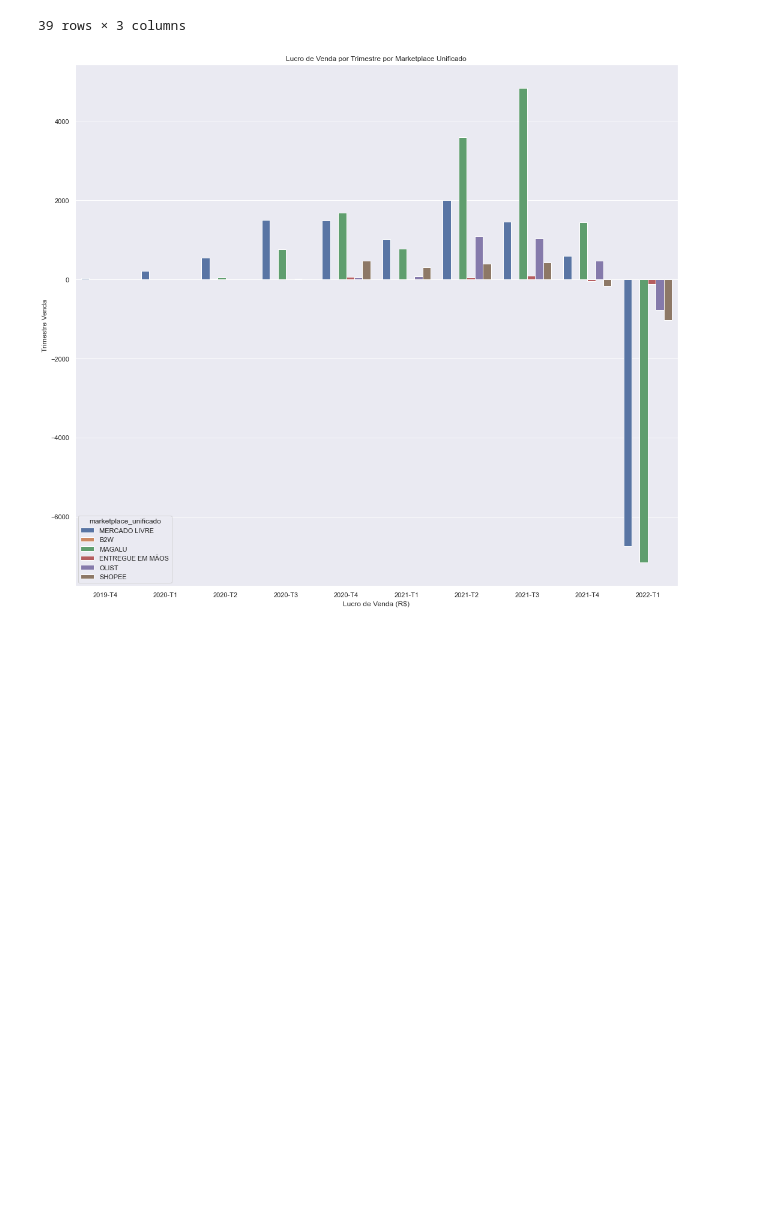
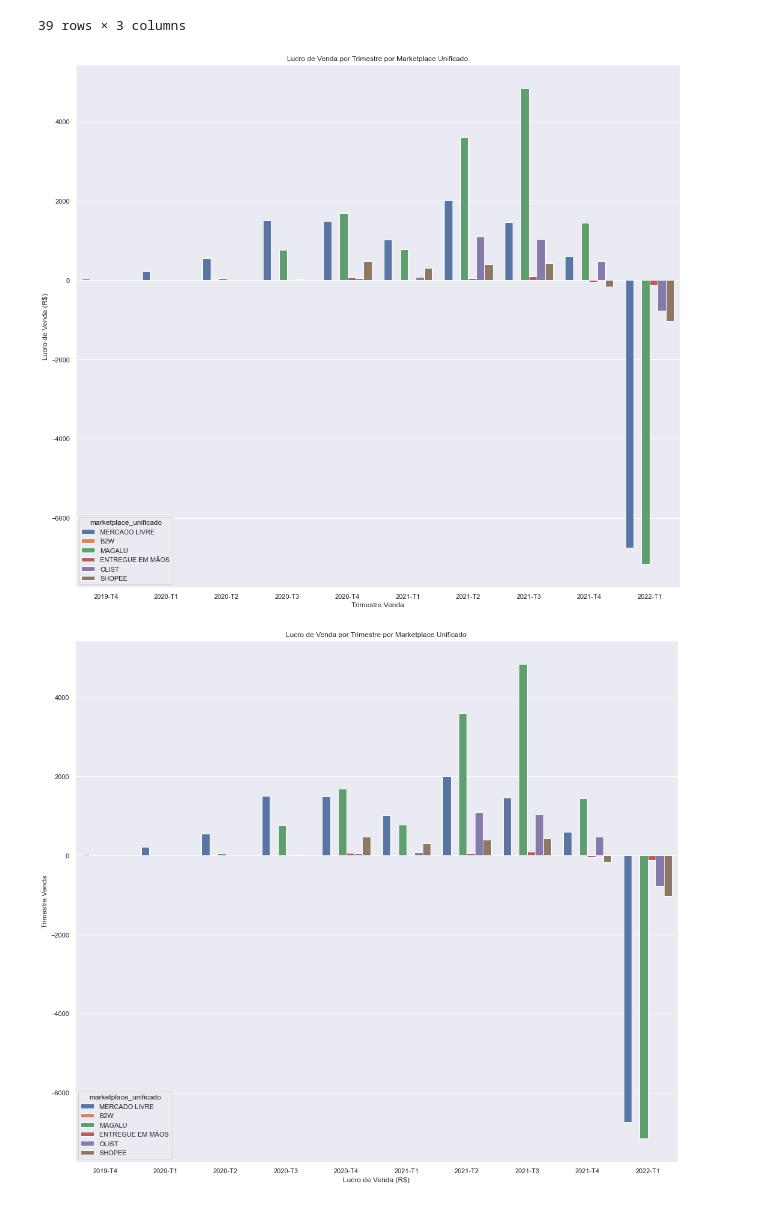
Before and after one commit to nortonvanz/Mahalo-Ecommerce-EDA, a Jupyter notebook: notebooks/1.0-nmv-data-exploration.ipynb, the cells around one changed output. Cells and saved outputs as stored; diff of their text form; code cells hidden in the pictures; blank space fills up the shorter version.

```diff
--- a/notebooks/1.0-nmv-data-exploration.ipynb
+++ b/notebooks/1.0-nmv-data-exploration.ipynb
@@ -2731,6 +2731,15 @@ df_q9_mktuni
 | 37 | 2022-T1 | OLIST | -768.63 |
 | 38 | 2022-T1 | SHOPEE | -1021.64 |
 39 rows × 3 columns
+# %%
+#Lucro por trimeste aberto por marketplace unificado
+plt.figure(figsize=(18,16))
+q9_plot_mktuni = sns.barplot( x=df_q9_mktuni['quarter_venda'], y=df_q9_mktuni['lucro_venda'], hue=df_q9_mktuni['marketplace_unificado'] )
+q9_plot_mktuni.set_title("Lucro de Venda por Trimestre por Marketplace Unificado");
+q9_plot_mktuni.set_xlabel("Trimestre Venda");
+q9_plot_mktuni.set_ylabel("Lucro de Venda (R$)");
+# %% [output]
+[figure, added]
 # %%
 #Lucro por trimeste aberto por marketplace unificado
 plt.figure(figsize=(18,16))
```
Also changed, not shown: parts of 59 cells of this notebook.
